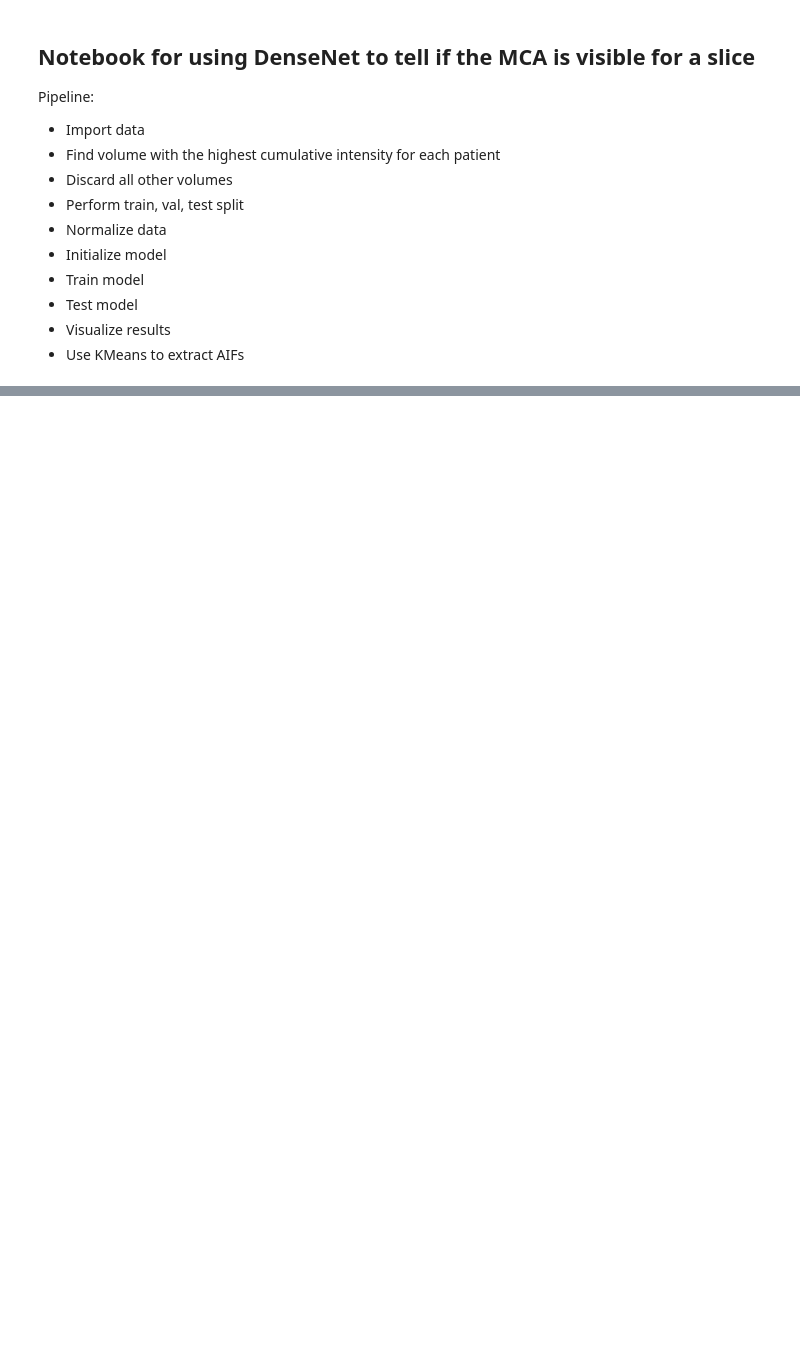
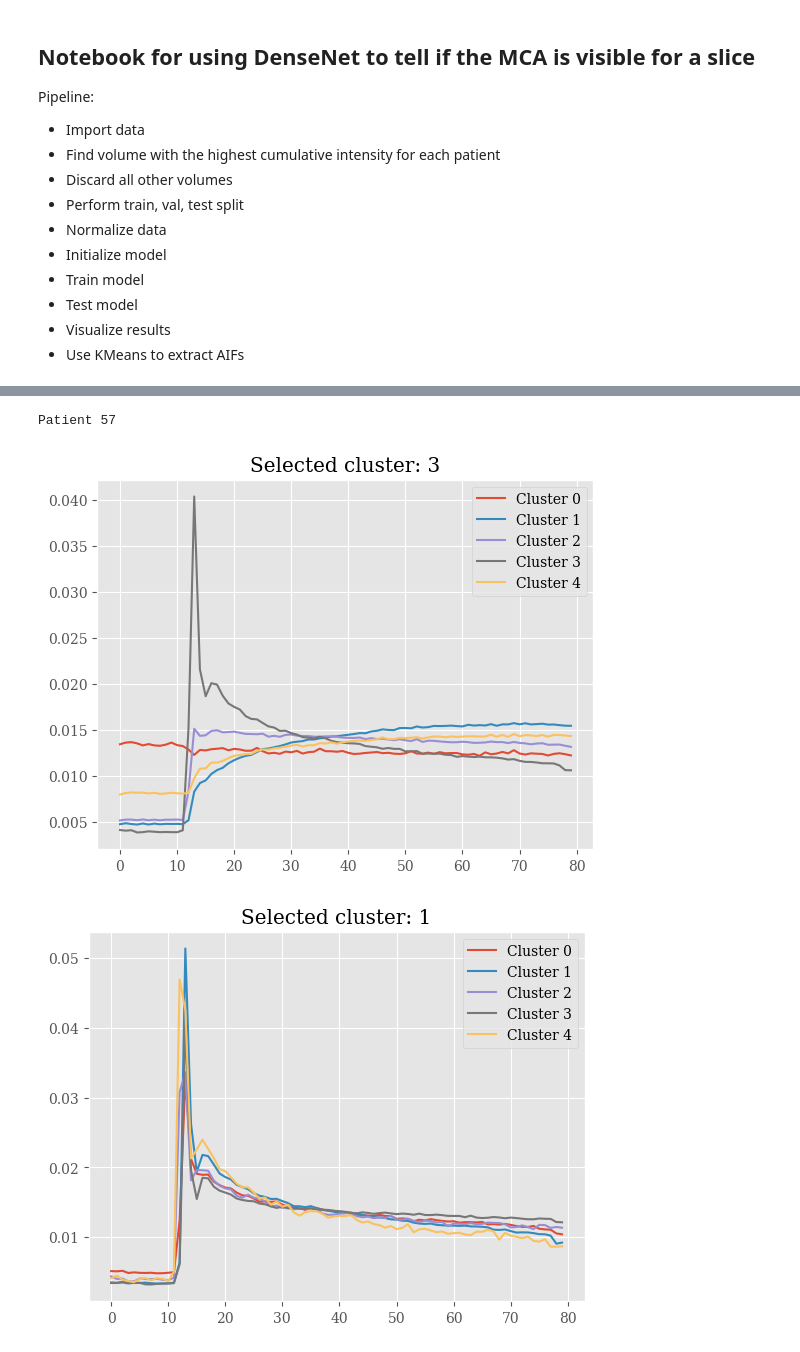
Before and after one commit to Skuvrik/Masterthesis, a Jupyter notebook: find_MCA.ipynb, the cells around one changed output, grey strips where cells are left out. Drawn from its saved outputs; the diff is of its cells as text; code cells hidden in the pictures; blank space fills up the shorter version.

```diff
--- a/find_MCA.ipynb
+++ b/find_MCA.ipynb
@@ -208,0 +238,9 @@ mca_labels[(mca_labels['Patient'] == 59) & (mca_labels['Slice']== 20)]
+# %%
+# Single curve
+from utils.model_utils import eval_curves
+single_data = image_data[image_data['Patient'] == 57]
+pred_curve = eval_curves(model, single_data, vol_intensities, device, SEED, crop=0.7, visualize=True, signal_to_concentration=NLC_s2c)
+# %% [output]
+Patient 57
+[figure, added]
+[figure, added]
```
Also changed, not shown: parts of 33 cells of this notebook, 11 other files.
